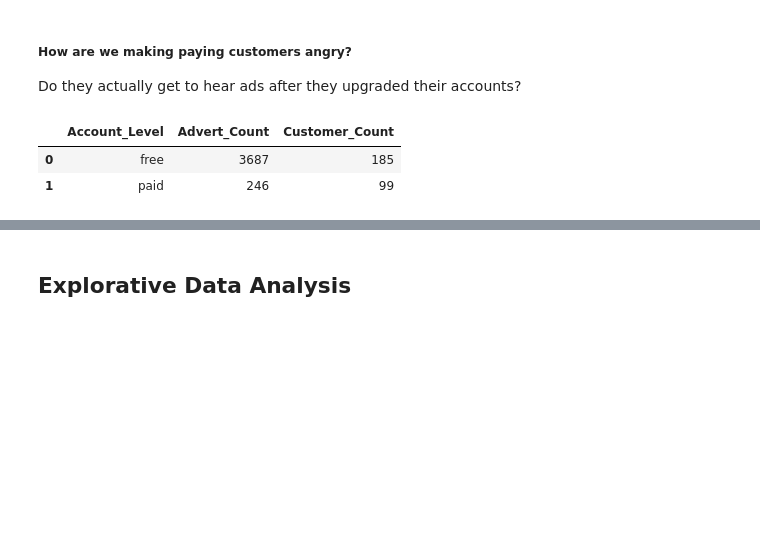
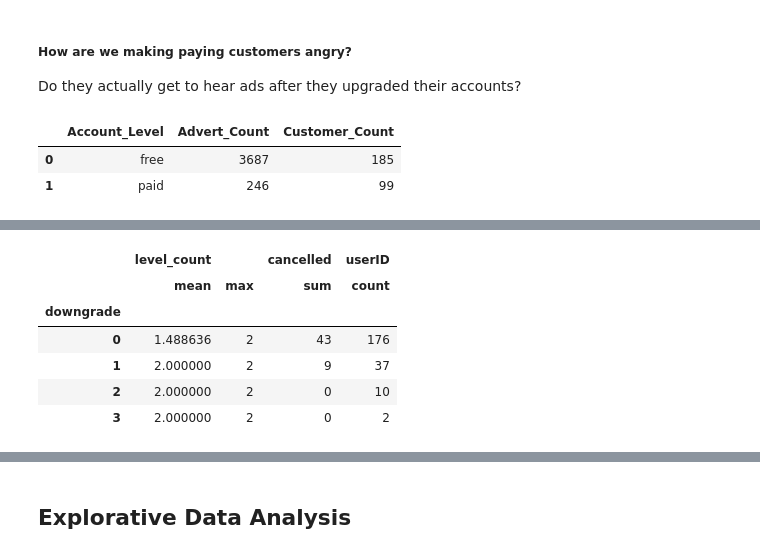
Before and after one commit to v1001/Sparkify_Churn_Prediction, a Jupyter notebook: Sparkify_Wrangling_Statistics.ipynb, the cells around one changed output, grey strips where cells are left out. Cells and saved outputs as stored; diff of their text form; code cells hidden in the pictures; blank space fills up the shorter version.

```diff
--- a/Sparkify_Wrangling_Statistics.ipynb
+++ b/Sparkify_Wrangling_Statistics.ipynb
@@ -444,0 +471,13 @@ df_churn
+# %%
+df_downgrade = df.groupby('downgrade').agg({'level_count':['mean','max'],
+                                'cancelled':'sum',
+                                'userID':'count'})
+df_downgrade
+# %% [output]
+|  | level_count |  | cancelled | userID |
+|  | mean | max | sum | count |
+| downgrade |  |  |  |  |
+| 0 | 1.488636 | 2 | 43 | 176 |
+| 1 | 2.000000 | 2 | 9 | 37 |
+| 2 | 2.000000 | 2 | 0 | 10 |
+| 3 | 2.000000 | 2 | 0 | 2 |
```
Also changed, not shown: parts of 25 cells of this notebook.
